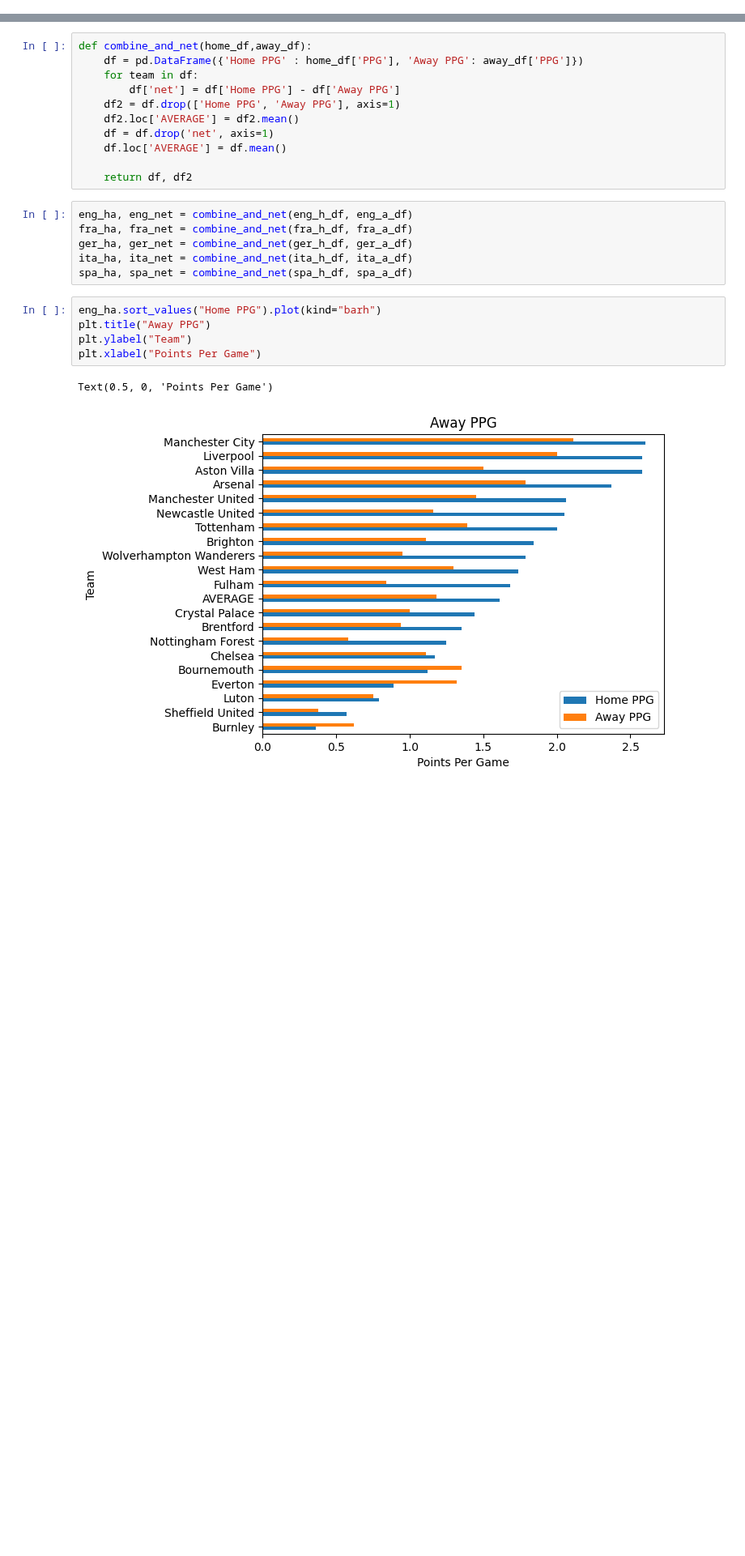
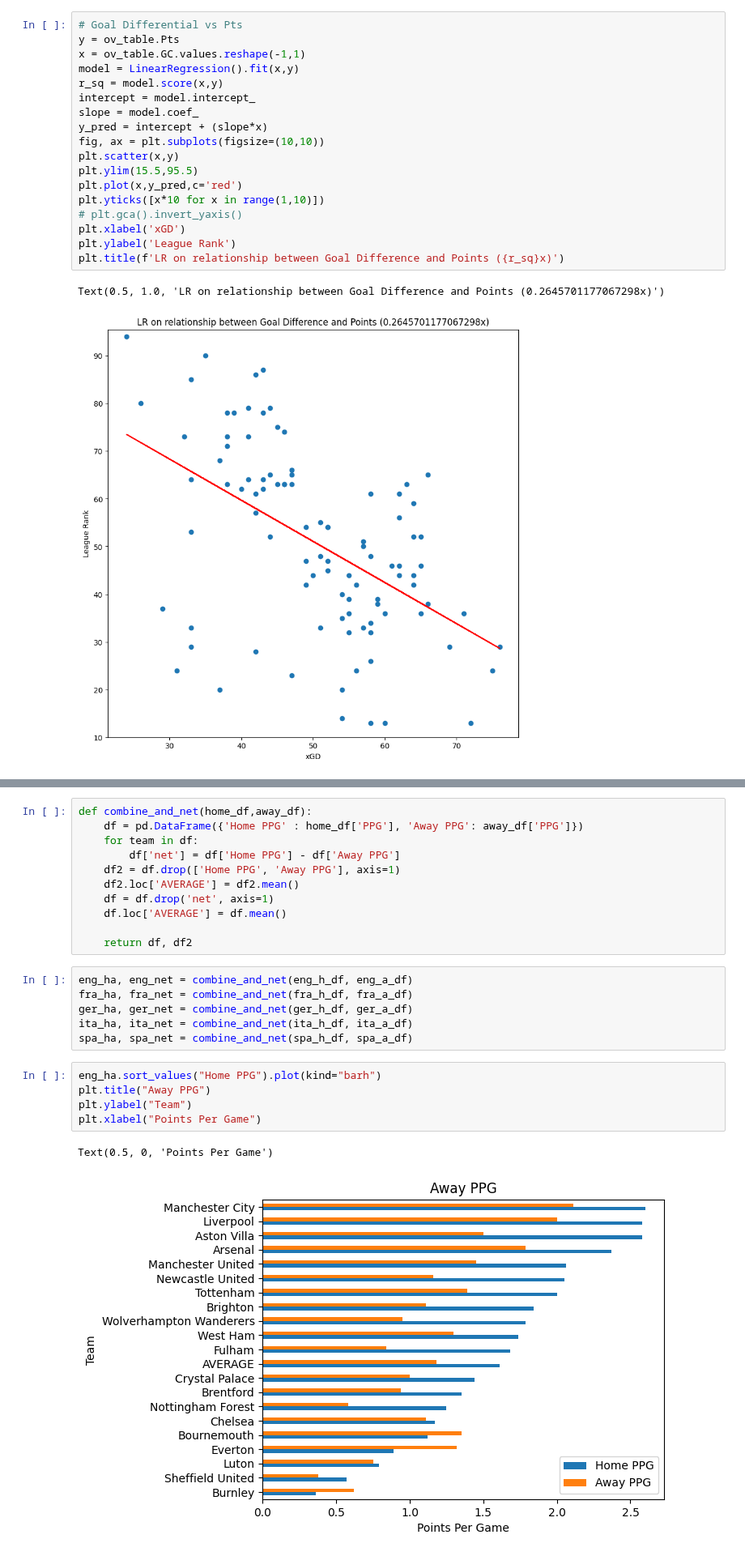
Before and after one commit to rpenn97/score_prediction_tool, a Jupyter notebook: EDA_DF/EDA.ipynb, the cells around one changed output, grey strips where cells are left out. Shown at 81% size. Saved outputs shown, nothing was run; the diff lists cells and outputs as text; blank space fills up the shorter version.

```diff
--- a/EDA_DF/EDA_Home_vs_Away.ipynb
+++ b/EDA_DF/EDA.ipynb
@@ -110,0 +296,21 @@ spa_r3_table_a
+# %%
+# Goal Differential vs Pts
+y = ov_table.Pts
+x = ov_table.GC.values.reshape(-1,1)
+model = LinearRegression().fit(x,y)
+r_sq = model.score(x,y)
+intercept = model.intercept_
+slope = model.coef_
+y_pred = intercept + (slope*x)
+fig, ax = plt.subplots(figsize=(10,10))
+plt.scatter(x,y)
+plt.ylim(15.5,95.5)
+plt.plot(x,y_pred,c='red')
+plt.yticks([x*10 for x in range(1,10)])
+# plt.gca().invert_yaxis()
+plt.xlabel('xGD')
+plt.ylabel('League Rank')
+plt.title(f'LR on relationship between Goal Difference and Points ({r_sq}x)')
+# %% [output]
+Text(0.5, 1.0, 'LR on relationship between Goal Difference and Points (0.2645701177067298x)')
+[figure, added]
```
Also changed, not shown: parts of 16 cells of this notebook, 2 other files.
